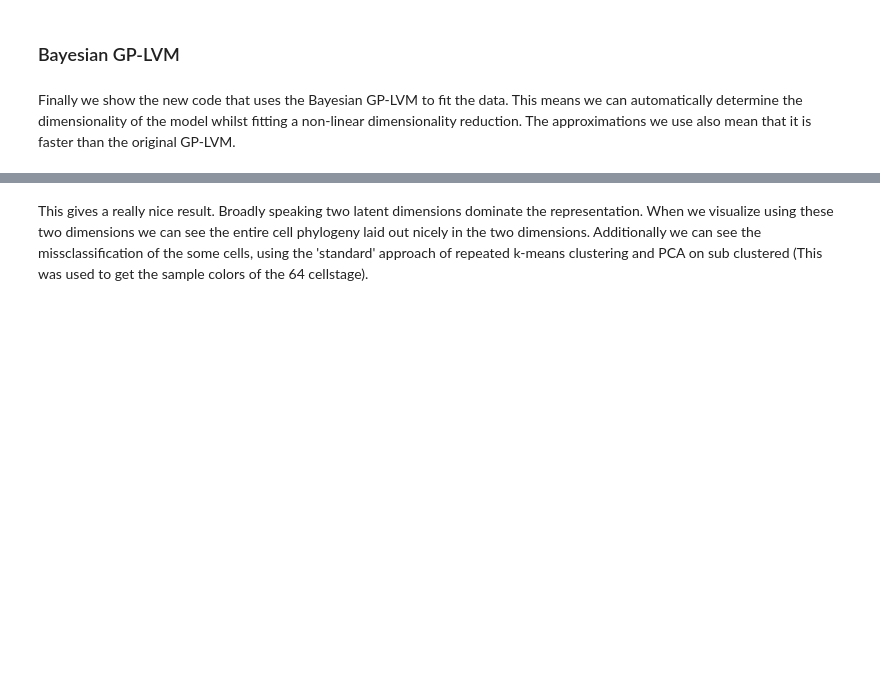
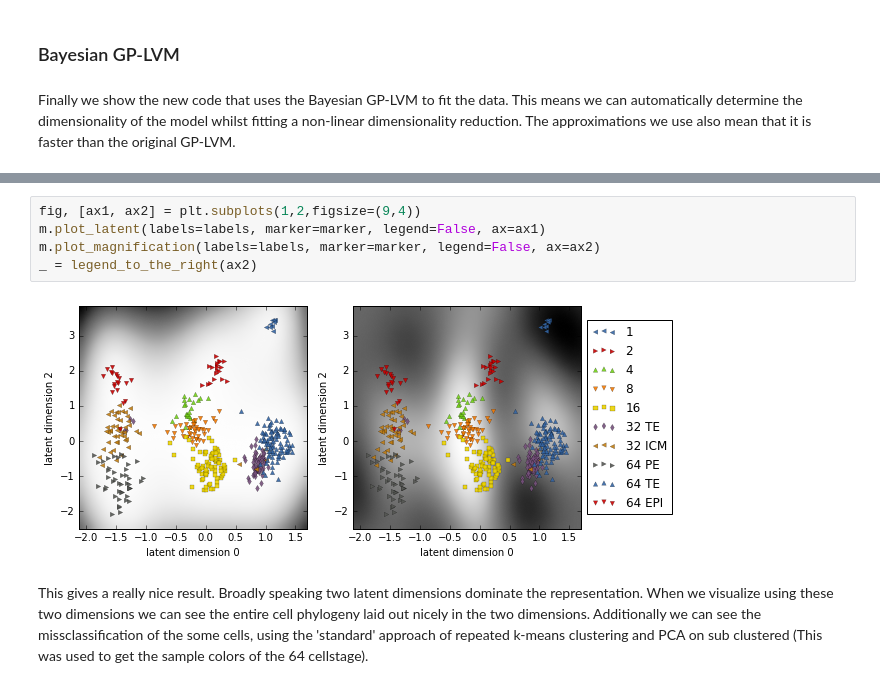
Before and after one commit to MC-Notes/Volume-I, a Jupyter notebook: scgplvm/SingleCellDataWithGPy.ipynb, the cells around one changed output, grey strips where cells are left out. Drawn from its saved outputs; the diff is of its cells as text; blank space fills up the shorter version.

```diff
--- a/scgplvm/SingleCellDataWithGPy.ipynb
+++ b/scgplvm/SingleCellDataWithGPy.ipynb
@@ -134,3 +140,10 @@ legend_to_the_right(ax2)
+# %%
+fig, [ax1, ax2] = plt.subplots(1,2,figsize=(9,4))
+m.plot_latent(labels=labels, marker=marker, legend=False, ax=ax1)
+m.plot_magnification(labels=labels, marker=marker, legend=False, ax=ax2)
+_ = legend_to_the_right(ax2)
+# %% [output]
+[figure, added]
 # %% [markdown]
 This gives a really nice result. Broadly speaking two latent dimensions dominate the representation. When we visualize using these two dimensions we can see the entire cell phylogeny laid out nicely in the two dimensions. Additionally we can see the missclassification of the some cells, using the 'standard' approach of repeated k-means clustering and PCA on sub clustered (This was used to get the sample colors of the 64 cellstage).
 # %% [markdown]
```
Also changed, not shown: parts of 9 cells of this notebook.
